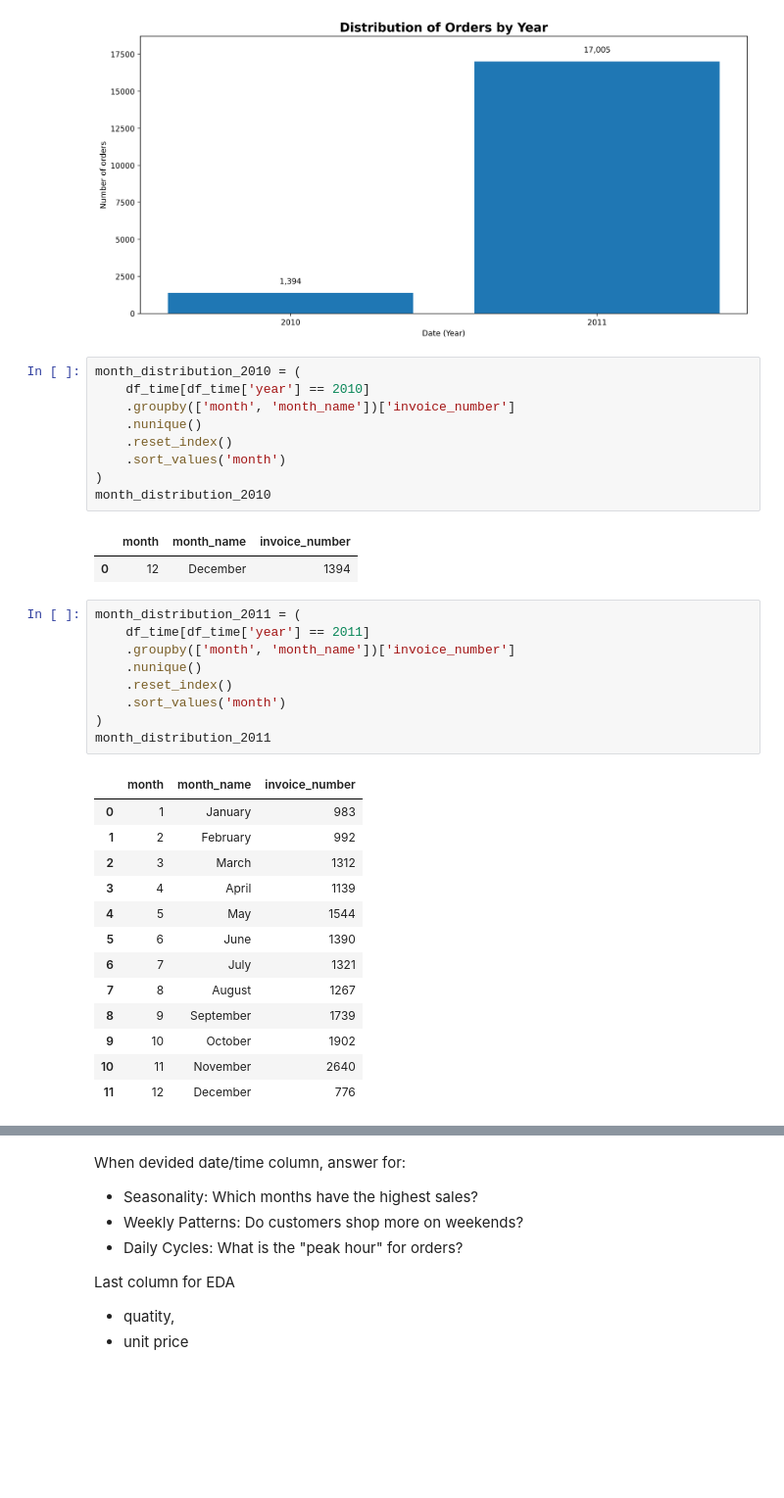
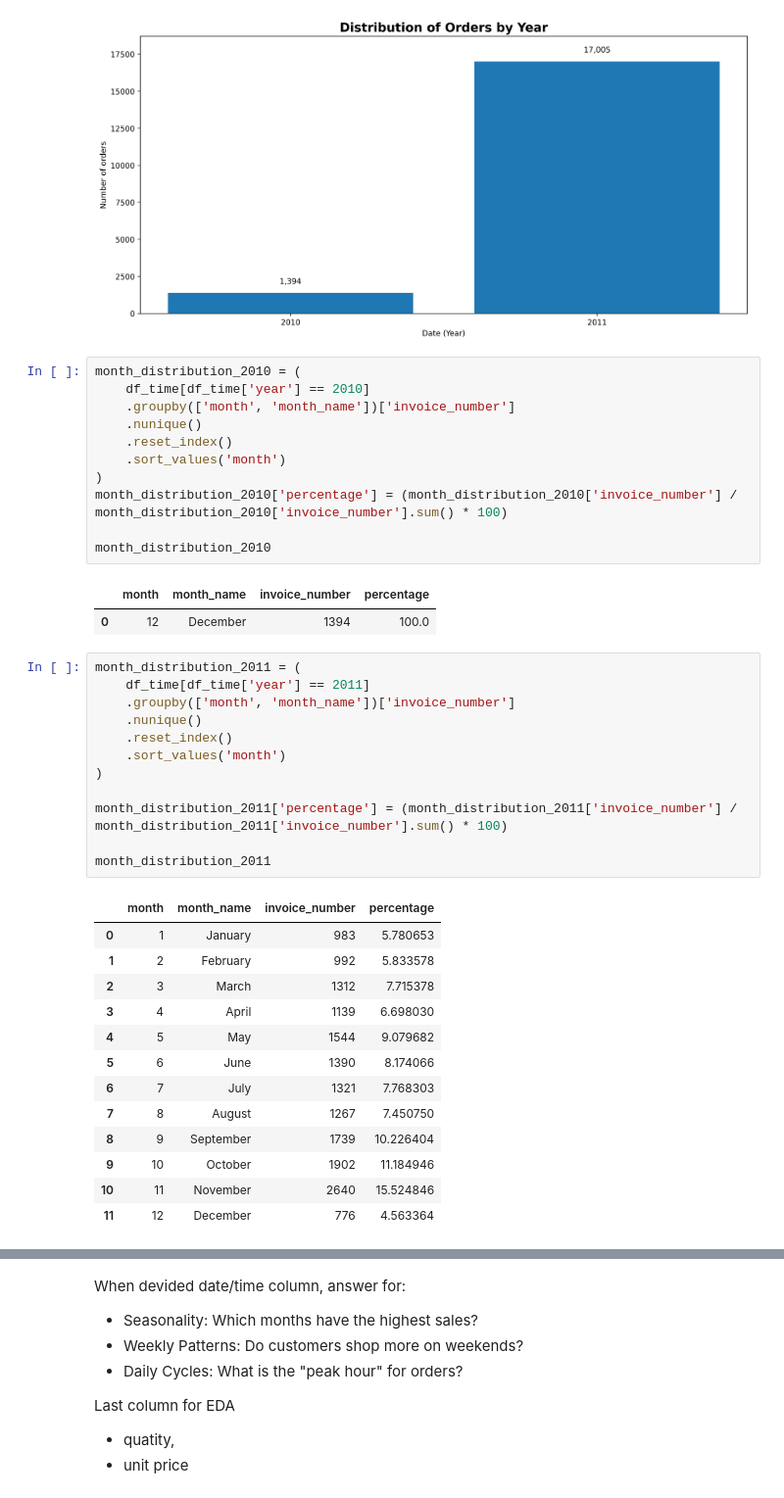
Before and after one commit to RV01011001/project_1-customer-segmentation, a Jupyter notebook: notebooks/03_exploratory_data_analysis.ipynb, the cells around one changed output, grey strips where cells are left out. Shown at 98% size. Drawn from its saved outputs; the diff is of its cells as text; blank space fills up the shorter version.

```diff
--- a/notebooks/03_exploratory_data_analysis.ipynb
+++ b/notebooks/03_exploratory_data_analysis.ipynb
@@ -943,33 +947,38 @@ month_distribution_2010 = (
     .reset_index()
     .sort_values('month')
 )
+month_distribution_2010['percentage'] = (month_distribution_2010['invoice_number'] / month_distribution_2010['invoice_number'].sum() * 100)
+
 month_distribution_2010
 # %% [output]
-|  | month | month_name | invoice_number |
-| 0 | 12 | December | 1394 |
+|  | month | month_name | invoice_number | percentage |
+| 0 | 12 | December | 1394 | 100.0 |
 # %%
 month_distribution_2011 = (
     df_time[df_time['year'] == 2011]
     .groupby(['month', 'month_name'])['invoice_number']
     .nunique()
     .reset_index()
     .sort_values('month')
 )
+
+month_distribution_2011['percentage'] = (month_distribution_2011['invoice_number'] / month_distribution_2011['invoice_number'].sum() * 100)
+
 month_distribution_2011
 # %% [output]
-|  | month | month_name | invoice_number |
-| 0 | 1 | January | 983 |
-| 1 | 2 | February | 992 |
-| 2 | 3 | March | 1312 |
-| 3 | 4 | April | 1139 |
-| 4 | 5 | May | 1544 |
-| 5 | 6 | June | 1390 |
-| 6 | 7 | July | 1321 |
-| 7 | 8 | August | 1267 |
-| 8 | 9 | September | 1739 |
-| 9 | 10 | October | 1902 |
-| 10 | 11 | November | 2640 |
-| 11 | 12 | December | 776 |
+|  | month | month_name | invoice_number | percentage |
+| 0 | 1 | January | 983 | 5.780653 |
+| 1 | 2 | February | 992 | 5.833578 |
+| 2 | 3 | March | 1312 | 7.715378 |
+| 3 | 4 | April | 1139 | 6.698030 |
+| 4 | 5 | May | 1544 | 9.079682 |
+| 5 | 6 | June | 1390 | 8.174066 |
+| 6 | 7 | July | 1321 | 7.768303 |
+| 7 | 8 | August | 1267 | 7.450750 |
+| 8 | 9 | September | 1739 | 10.226404 |
+| 9 | 10 | October | 1902 | 11.184946 |
+| 10 | 11 | November | 2640 | 15.524846 |
+| 11 | 12 | December | 776 | 4.563364 |
 # %%
 month_distribution_all_years = (
     df_time.groupby(['month', 'month_name'])['invoice_number']
```
Also changed, not shown: parts of 4 cells of this notebook.
